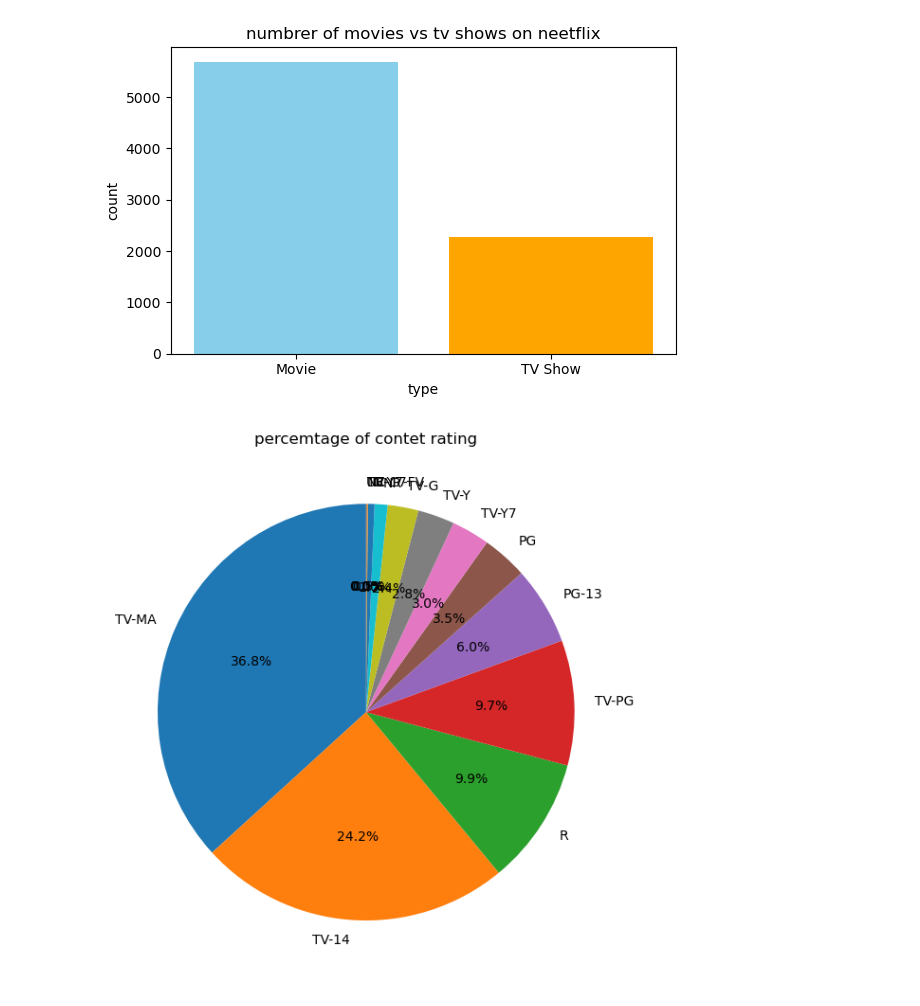
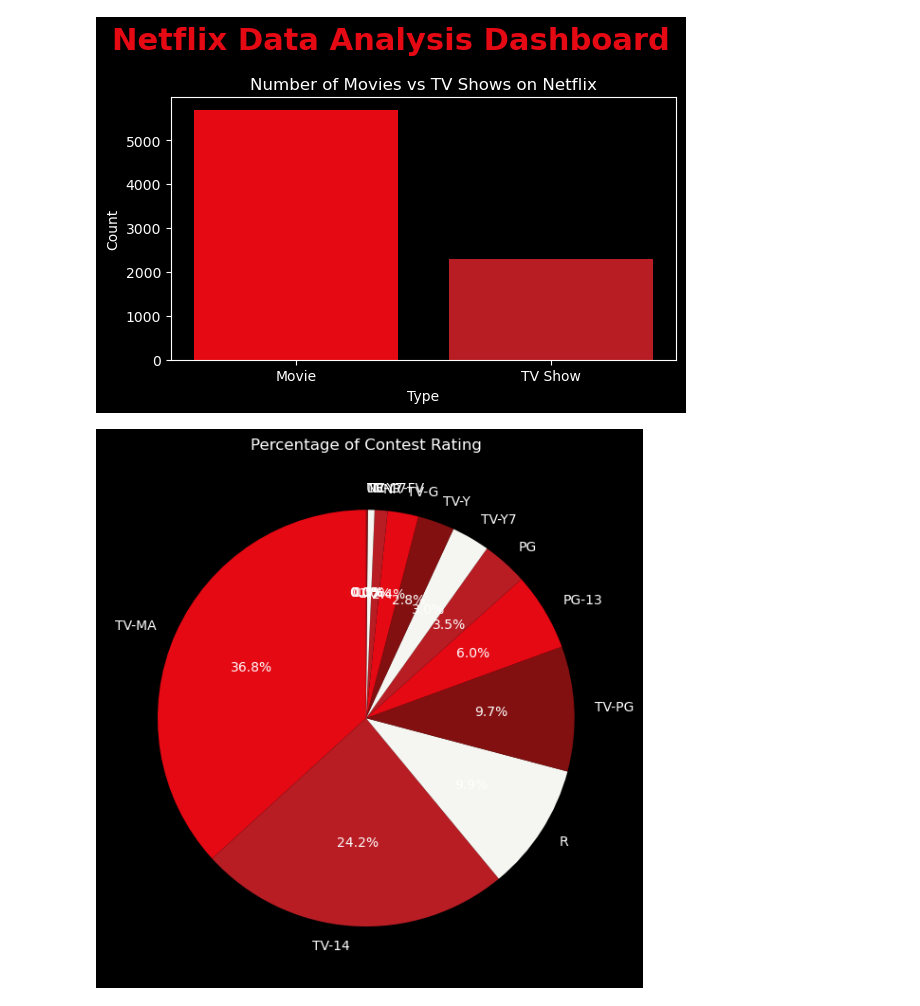
Before and after one commit to Laxmi1110/netflixproject, a Jupyter notebook: netflix2.ipynb, the cells around one changed output. Saved outputs shown, nothing was run; the diff lists cells and outputs as text; code cells hidden in the pictures.

```diff
--- a/netflix2.ipynb
+++ b/netflix2.ipynb
@@ -4,65 +4,73 @@ import matplotlib.pyplot as plt
 #load the data
 df=pd.read_csv("/home/ismita/Downloads/netflix/netflix_titles.csv")
 #clean
+plt.style.use('dark_background')
 df=df.dropna(subset=['type','release_year','rating','country','duration'])
 type_counts=df['type'].value_counts()
 plt.figure(figsize=(6,4))
-plt.bar(type_counts.index,type_counts.values,color=['skyblue','orange'])
-plt.title('numbrer of movies vs tv shows on neetflix')
-plt.xlabel('type')
-plt.ylabel('count')
+
+plt.bar(type_counts.index,type_counts.values,color=['#E50914','#B81D24'])
+plt.title('Number of Movies vs TV Shows on Netflix')
+plt.suptitle(
+    "Netflix Data Analysis Dashboard",
+    fontsize=22,
+    fontweight='bold',
+    color='#E50914'
+)
+plt.xlabel('Type')
+plt.ylabel('Count')
 plt.tight_layout()
 plt.savefig('movies_vs_tvshows.png')
 plt.show()
 rating_counts=df['rating'].value_counts()
 plt.figure(figsize=(8,6))
-plt.pie(rating_counts,labels=rating_counts.index, autopct='%1.1f%%',startangle=90)
-plt.title('percemtage of contet rating')
+plt.pie(rating_counts,labels=rating_counts.index, autopct='%1.1f%%',startangle=90, colors=['#E50914','#B81D24','#F5F5F1','#831010'])
+plt.title('Percentage of Contest Rating')
 plt.tight_layout()
 plt.savefig('content_rating_pie.png')
 plt.show()
 movie_df=df[df['type']=='Movie'].copy()
 movie_df['duration_int']=movie_df['duration'].str.replace('min','').astype(int)
 plt.figure(figsize=(8,6))
-plt.hist(movie_df['duration_int'],bins=30, color='purple',edgecolor='black')
-plt.title("distribution of movie duration")
-plt.xlabel('duration (minutes)')
-plt.ylabel('number of movies')
+plt.hist(movie_df['duration_int'],bins=30, color='#E50914', edgecolor='white')
+plt.title("Distribution of Movie Duration")
+plt.xlabel('Duration(Minutes)')
+plt.ylabel('Number of Movies')
 plt.tight_layout()
 plt.savefig('movie_duration_histogram.png')
 plt.show()
 release_counts=df['release_year'].value_counts().sort_index()
 plt.figure(figsize=(10,6))
-plt.scatter(release_counts.index, release_counts.values, color='red',edgecolor='black')
-plt.title("relese year vs number of shows")
-plt.xlabel('relese year')
-plt.ylabel('number of shows')
+plt.scatter(release_counts.index, release_counts.values, color='#E50914',edgecolor='black')
+plt.title("Release Year vs Number of Shows")
+plt.xlabel('Release Year')
+plt.ylabel('Number of Shows')
 plt.tight_layout()
 plt.savefig('release_year_scatter.png')
 plt.show()
 country_counts=df['country'].value_counts().head(10)
 plt.figure(figsize=(8,6))
-plt.barh(country_counts.index,country_counts.values, color='teal')
-plt.title("top 10 countries by number of shows")
-plt.xlabel('number of shows')
-plt.ylabel('country')
+plt.barh(country_counts.index,country_counts.values, color='#E50914')
+plt.title("Top 10 Countries by Number of Shows")
+plt.xlabel('Number of Shows')
+plt.ylabel('Country')
 plt.tight_layout()
 plt.savefig('top10_countries.png')
 plt.show()
 content_by_year=df.groupby(['release_year','type']).size().unstack().fillna(0)
 fig,ax=plt.subplots(1,2,figsize=(12,5))
-ax[0].plot(content_by_year.index,content_by_year['Movie'], color='blue')
-ax[0].set_title('Movie released per year')
-ax[0].set_xlabel('year')
-ax[0].set_ylabel('number of movies')
-ax[1].plot(content_by_year.index,content_by_year['TV Show'], color='orange')
-ax[1].set_title('TV shows released per year')
-ax[1].set_xlabel('year')
-ax[1].set_ylabel('number of TV show')
-fig.suptitle('comparison of movie and tv shows released over year')
+ax[0].plot(content_by_year.index,content_by_year['Movie'], color='#E50914')
+ax[0].set_title('Movie Released Per Year')
+ax[0].set_xlabel('Year')
+ax[0].set_ylabel('Number of Movies')
+ax[1].plot(content_by_year.index,content_by_year['TV Show'], color='#B81D24')
+ax[1].set_title('TV Shows Released per year')
+ax[1].set_xlabel('Year')
+ax[1].set_ylabel('Number of TV Show')
+fig.suptitle('Comparison of Movie and TV Shows Released Over Year')
 plt.tight_layout()
 plt.savefig('movie_tv_comparison.png')
 plt.show()
 # %% [output]
-[figure, old version]
+[figure, new version]
-[figure, old version]
+[figure, new version]
```
Also changed, not shown: parts of 1 cell of this notebook.
